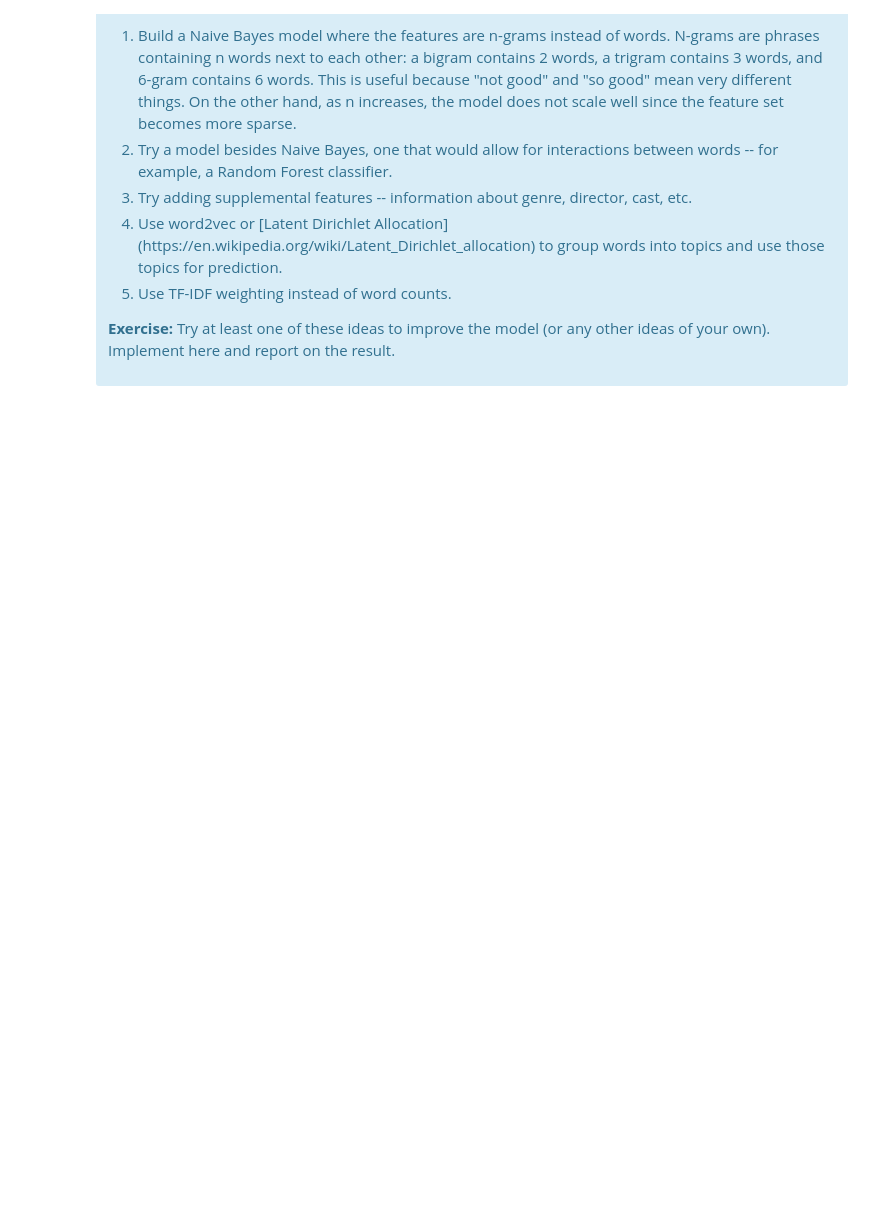
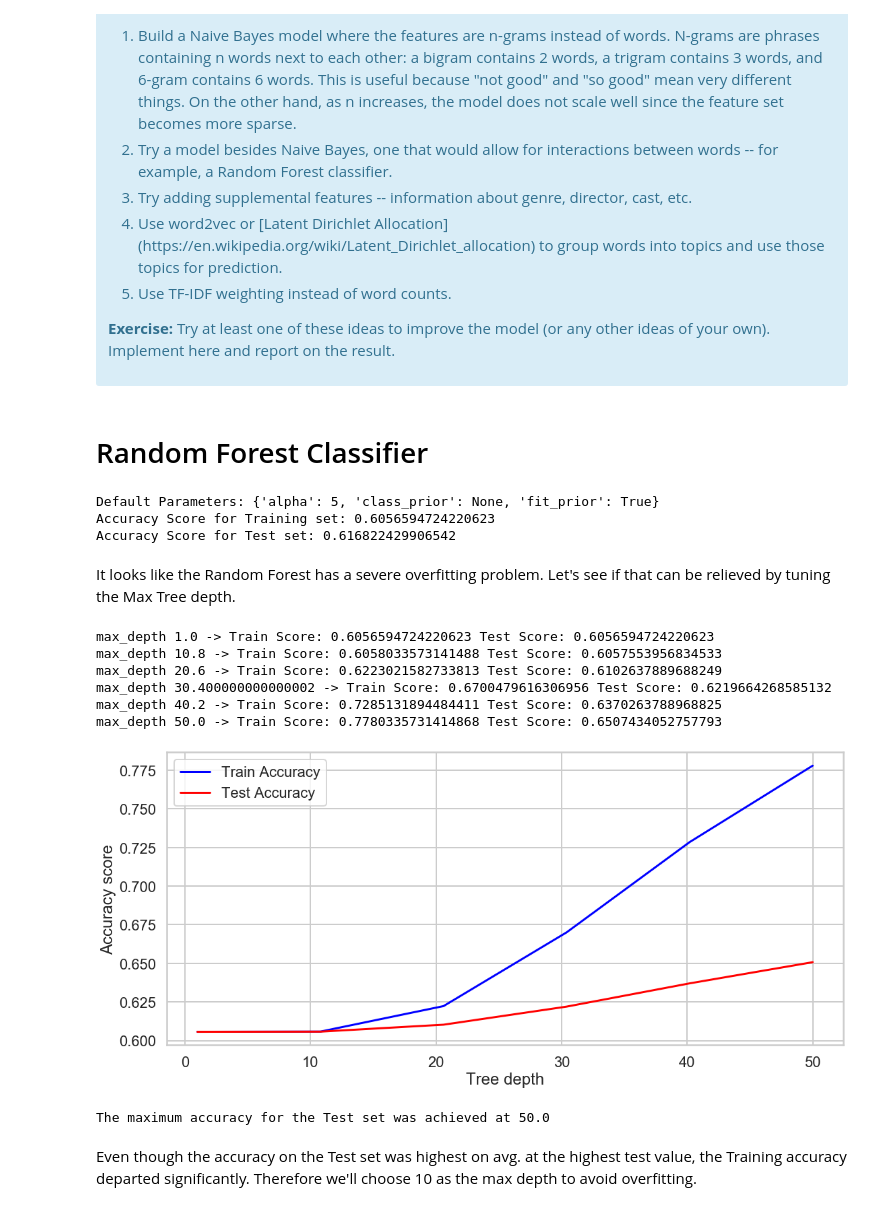
Before and after one commit to Germoe/sb_intermediate_course, a Jupyter notebook: exercises/Predicting Movie Ratings (Naive Bayes)/Mini_Project_Naive_Bayes.ipynb, the cells around one changed output. Drawn from its saved outputs; the diff is of its cells as text; code cells hidden in the pictures; blank space fills up the shorter version.

Commit message:
add Random Forest classifier and TF-IDF weighted Naive Bayes Implementation

```diff
--- a/exercises/Predicting Movie Ratings (Naive Bayes)/Mini_Project_Naive_Bayes.ipynb
+++ b/exercises/Predicting Movie Ratings (Naive Bayes)/Mini_Project_Naive_Bayes.ipynb
@@ -367,7 +367,7 @@ We'll cross-validate over the regularization parameter $\alpha$.
 Let's set up the train and test masks first, and then we can run the cross-validation procedure.
 # %%
 from sklearn.model_selection import train_test_split
-_, itest = train_test_split(range(critics.shape[0]), train_size=0.7)
+_, itest = train_test_split(range(critics.shape[0]), test_size=0.3)
 mask = np.zeros(critics.shape[0], dtype=np.bool)
 mask[itest] = True
 # %% [markdown]
@@ -619,0 +619,2 @@ There are several additional things we could try. Try some of these as exercises
+# %% [markdown]
+# Random Forest Classifier
@@ -619,0 +636,57 @@ There are several additional things we could try. Try some of these as exercises
+# %%
+from sklearn.ensemble import RandomForestClassifier
+
+rf = RandomForestClassifier(n_estimators=100,max_depth=2)
+
+rf.fit(X_train,y_train)
+
+y_pred_train = rf.predict(X_train)
+y_pred_test = rf.predict(X_test)
+print("Default Parameters: {}".format(clf.get_params()))
+print("Accuracy Score for Training set: {}\nAccuracy Score for Test set: {}".format(accuracy_score(y_train,y_pred_train),accuracy_score(y_test,y_pred_test)))
+# %% [output]
+Default Parameters: {'alpha': 5, 'class_prior': None, 'fit_prior': True}
+Accuracy Score for Training set: 0.6056594724220623
+Accuracy Score for Test set: 0.616822429906542
+# %% [markdown]
+It looks like the Random Forest has a severe overfitting problem. Let's see if that can be relieved by tuning the Max Tree depth.
+# %%
+max_depths = np.linspace(1, 50, 6, endpoint=True)
+train_results = []
+test_results = []
+
+maxscore = -np.inf
+best_max_depth = None
+
+for max_depth in max_depths:
+    rf = RandomForestClassifier(n_estimators=100, max_depth=max_depth)
+    rf.fit(X_train, y_train)
+
+    train_score, test_score = cv_score_full(rf,X_train,y_train,accuracy_scoring)
+    print("max_depth {} -> Train Score: {} Test Score: {}".format(max_depth,train_score,test_score))
+    train_results.append(train_score)
+    test_results.append(test_score)
+    if test_score > maxscore:
+        maxscore = test_score
+        best_max_depth = max_depth
+
+fig = plt.figure(figsize=(18,8))
+line1 = plt.plot(max_depths, train_results, 'b', label='Train Accuracy')
+line2 = plt.plot(max_depths, test_results, 'r', label='Test Accuracy')
+plt.ylabel('Accuracy score')
+plt.xlabel('Tree depth')
+plt.legend()
+plt.show()
+
+print('The maximum accuracy for the Test set was achieved at {}'.format(best_max_depth))
+# %% [output]
+max_depth 1.0 -> Train Score: 0.6056594724220623 Test Score: 0.6056594724220623
+max_depth 10.8 -> Train Score: 0.6058033573141488 Test Score: 0.6057553956834533
+max_depth 20.6 -> Train Score: 0.6223021582733813 Test Score: 0.6102637889688249
+max_depth 30.400000000000002 -> Train Score: 0.6700479616306956 Test Score: 0.6219664268585132
+max_depth 40.2 -> Train Score: 0.7285131894484411 Test Score: 0.6370263788968825
+max_depth 50.0 -> Train Score: 0.7780335731414868 Test Score: 0.6507434052757793
+[figure, added]
+The maximum accuracy for the Test set was achieved at 50.0
+# %% [markdown]
+Even though the accuracy on the Test set was highest on avg. at the highest test value, the Training accuracy departed significantly. Therefore we'll choose 10 as the max depth to avoid overfitting.
```
Also changed, not shown: parts of 24 cells of this notebook.
